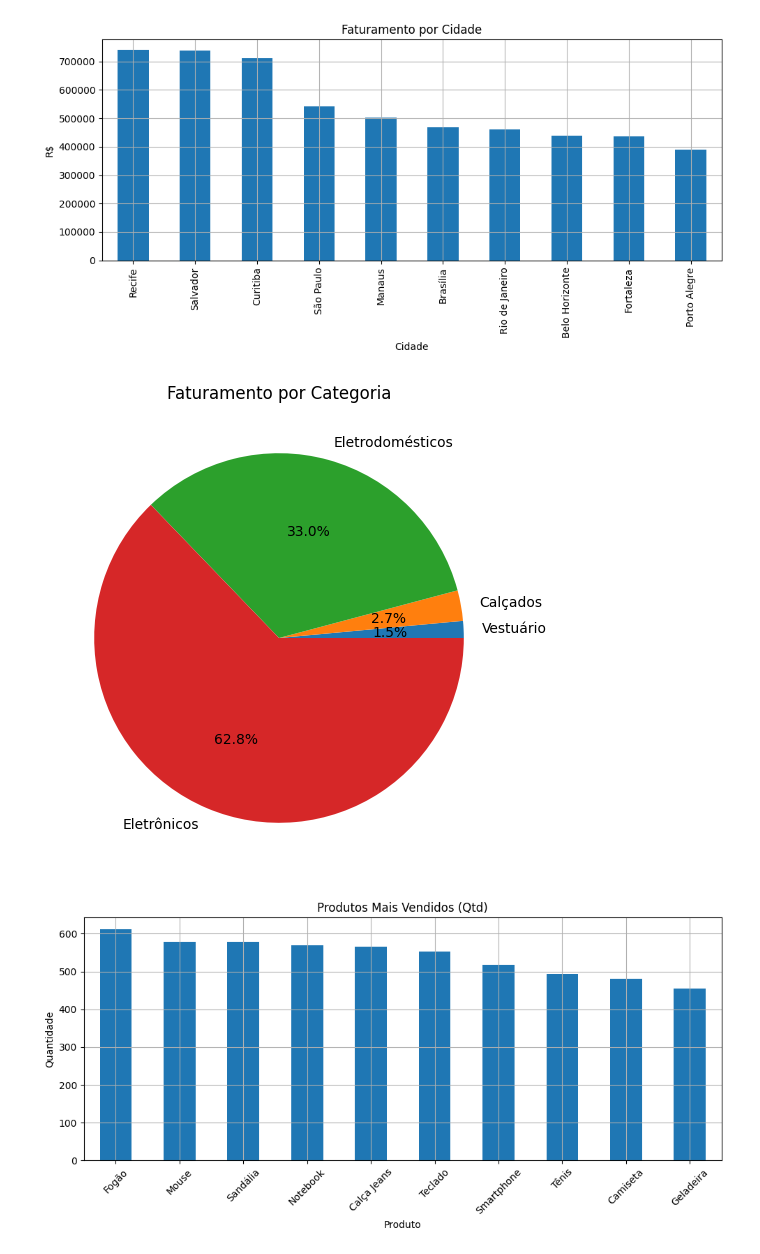
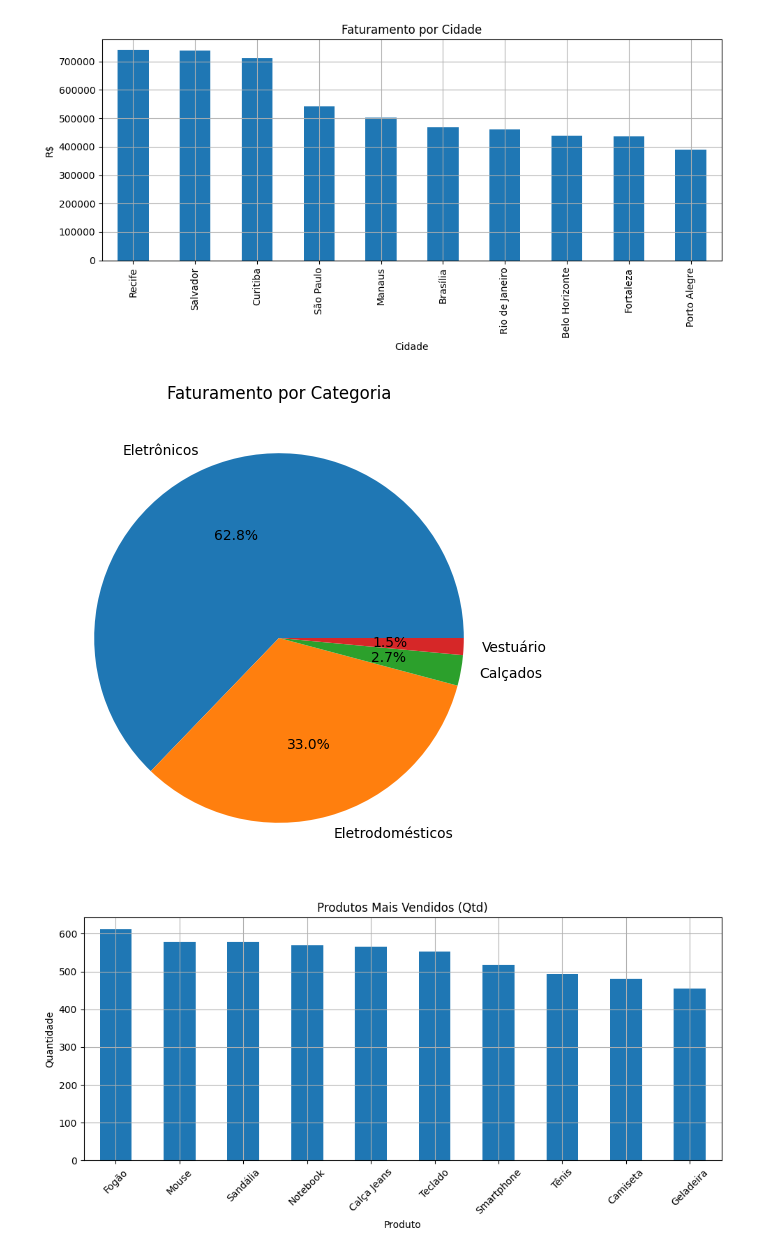
Before and after one commit to SanTorresx99/analise-vendas, a Jupyter notebook: notebooks/analise_vendas_atualizado.ipynb, the cells around one changed output. Saved outputs shown, nothing was run; the diff lists cells and outputs as text; code cells hidden in the pictures.

```diff
--- a/notebooks/analise_vendas_atualizado.ipynb
+++ b/notebooks/analise_vendas_atualizado.ipynb
@@ -1,11 +5,10 @@
 # %%
 import pandas as pd
 import matplotlib.pyplot as plt
+from src.utils import carregar_dados, faturamento_agrupado, produto_mais_vendido, faturamento_temporal
 
 # Carregar os dados
-df = pd.read_csv('../data/vendas_detalhadas.csv')
-df['Data'] = pd.to_datetime(df['Data'])
-df['Faturamento'] = df['Preço'] * df['Quantidade']
+df = carregar_dados('../data/vendas_detalhadas.csv')
 
 # Visualizar as 5 primeiras linhas
 df.head()
@@ -29,11 +32,11 @@ plt.show()
 [figure]
 # %%
 # Faturamento por categoria
-faturamento_categoria = df.groupby('Categoria')['Faturamento'].sum().sort_values()
+faturamento_categoria = faturamento_agrupado(df, por='Categoria')
 faturamento_categoria.plot(kind='pie', autopct='%1.1f%%', title='Faturamento por Categoria', figsize=(6, 6))
 plt.ylabel('')
 plt.show()
 # %% [output]
-[figure, old version]
+[figure, new version]
 # %%
 # Produto mais vendido em quantidade
```
Also changed, not shown: parts of 4 cells of this notebook.
